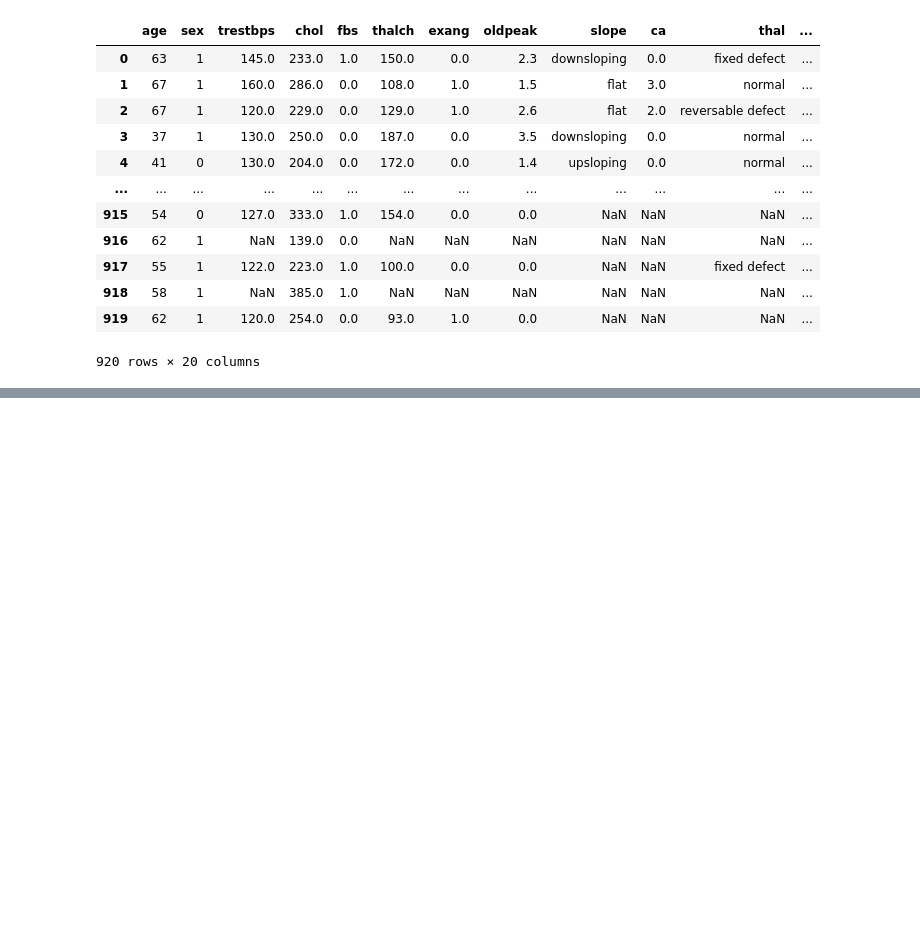
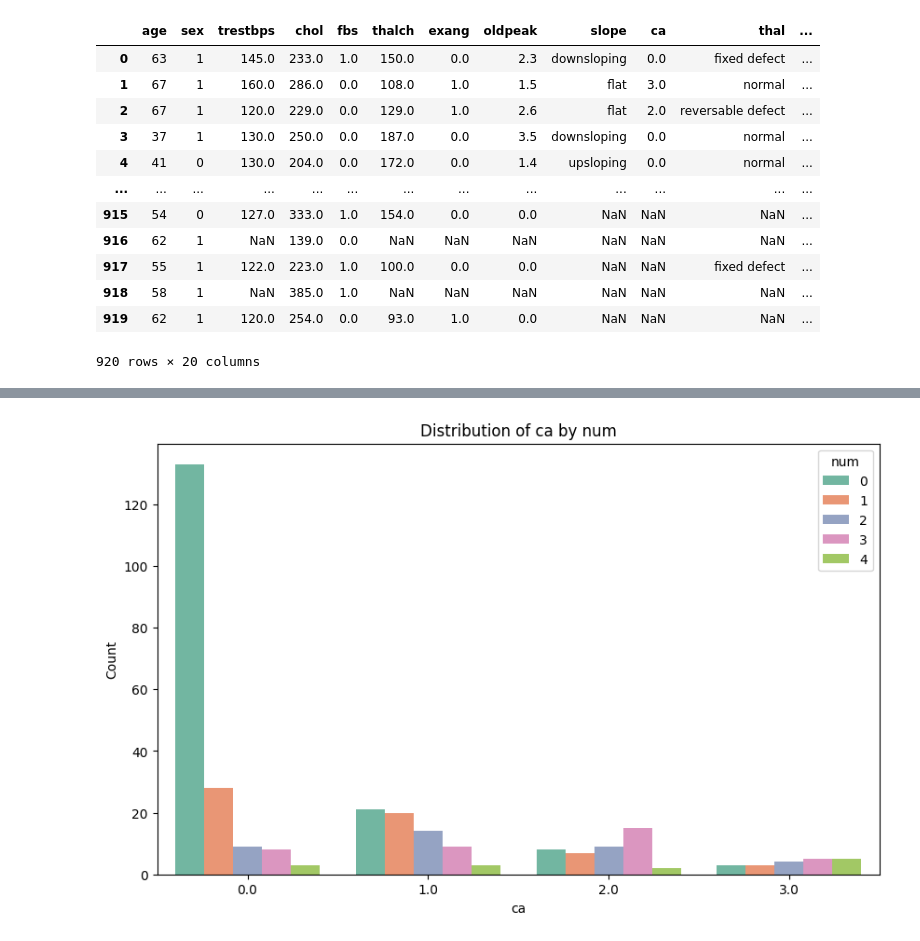
Before and after one commit to RezaP117/mlproject, a Jupyter notebook: notebook/data/eda_and_model_training.ipynb, the cells around one changed output, grey strips where cells are left out. Cells and saved outputs as stored; diff of their text form; code cells hidden in the pictures; blank space fills up the shorter version.

```diff
--- a/notebook/data/eda.ipynb
+++ b/notebook/data/eda_and_model_training.ipynb
@@ -428,0 +474,17 @@ heart_disease_df
+# %%
+# Create a countplot using seaborn
+plt.figure(figsize=(10, 6))  # Adjust the figure size if needed
+sns.countplot(data=heart_disease_df, x = "ca", hue = "num", palette = "Set2")
+
+# Customize the plot
+plt.title("Distribution of ca by num")
+plt.xlabel("ca")
+plt.ylabel("Count")
+
+# Show the legend (optional)
+plt.legend(title = "num", labels = ['0', '1', '2', '3', '4'], loc = "upper right")
+
+# Show the plot
+plt.show()
+# %% [output]
+[figure, added]
```
Also changed, not shown: parts of 9 cells of this notebook, 1 other file.
